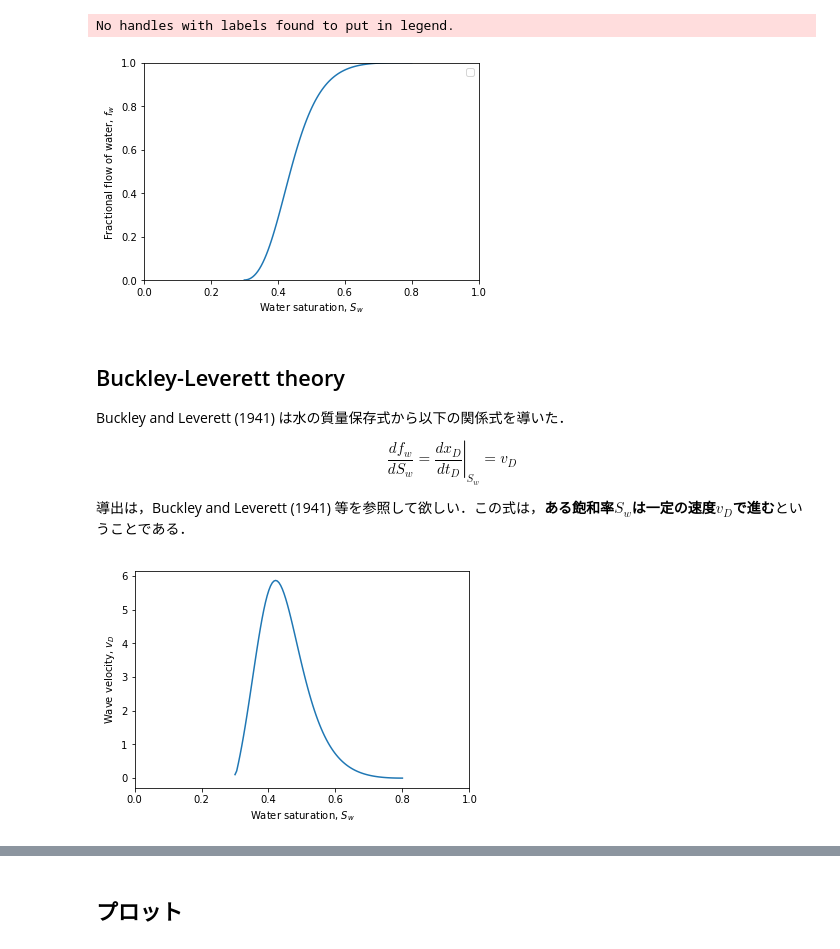
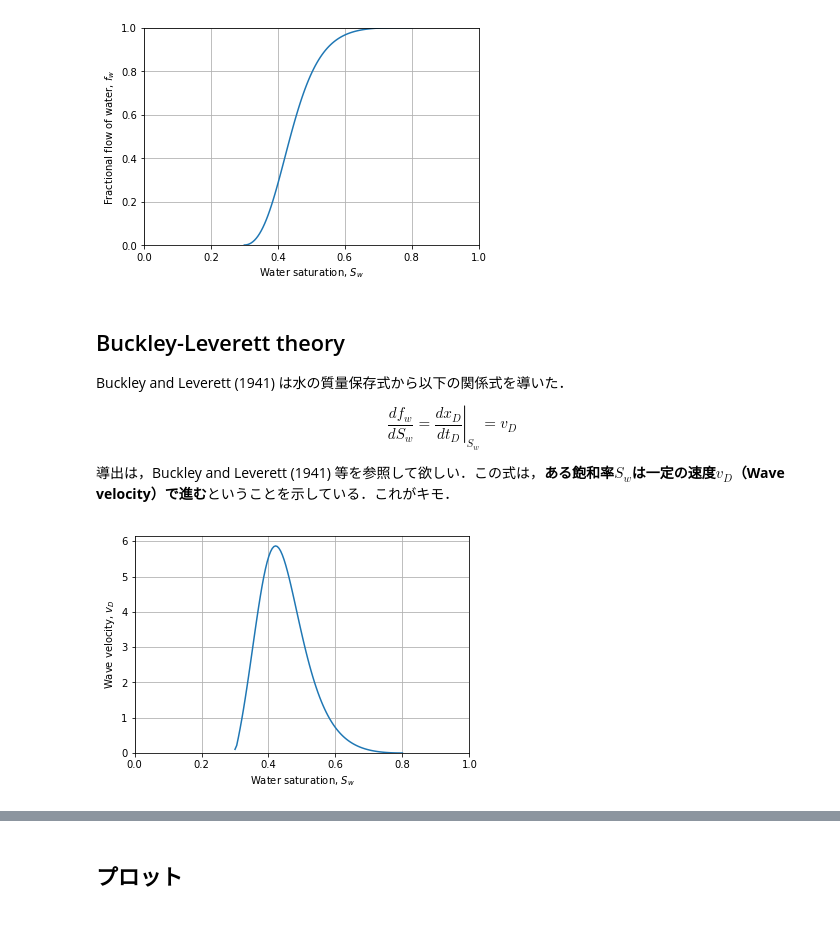
Before and after one commit to mayuneko-re/notebook, a Jupyter notebook: Buckley_Leverett_Basic.ipynb, the cells around one changed output, grey strips where cells are left out. Saved outputs shown, nothing was run; the diff lists cells and outputs as text; code cells hidden in the pictures.

```diff
--- a/Buckley_Leverett_Basic.ipynb
+++ b/Buckley_Leverett_Basic.ipynb
@@ -60,24 +54,24 @@ $$
 # %%
 Swc = 0.3 # Vol/Vol, Connate water saturation
 Sor = 0.2 # Vol/Vol, Residual oil saturation
+krw0 = 0.2 # Water endpoint relative permeability at residual oil saturation
+kro0 = 0.8 # Oil endpoint relative permeability at connate water saturation
+nw = 2 # Exponent for water relative permeability
+no = 3 # Exponent for oil relative permeability
 
-# Saturation
-Sw = np.linspace(start=Swc, stop=1-Sor, num = 100) # Water
-So = 1- Sw # Oil
+# Water saturation and normalized water saturation
+Sw = np.linspace(start=Swc, stop=1-Sor, num = 100)
+Swn = (Sw-Swc) / (1-Swc-Sor)
 
-# Normalized saturation
-Swn = np.linspace(start=0, stop=1, num = 100) # Water
-Son = 1- Swn # Oil
-
-# Relative permeability
+# Relative permeability model
 def relperm(Sn, kr0, n):
     kr = kr0 * Sn ** n
     return kr
 
-krw = relperm(Sn=Swn, kr0=0.2, n=2) # Water
-kro = relperm(Sn=Son, kr0=0.8, n=3) # Oil
+krw = relperm(Sn=Swn, kr0=krw0, n=nw) # Water
+kro = relperm(Sn=1-Swn, kr0=kro0, n=no) # Oil
 
-# Plotting
+# Plot
 plt.plot(Sw, krw, label='Water')
 plt.plot(Sw, kro, label='Oil')
 plt.legend()
@@ -85,5 +79,6 @@ plt.xlabel('Water saturation, $S_w$')
 plt.ylabel('Relative permeability, $k_r$')
 plt.xlim(0, 1)
 plt.ylim(0, 1)
+plt.grid()
 plt.show()
 # %% [output]
@@ -124,19 +110,25 @@ $$
 
 相対浸透率は飽和率のみの関数であるため，粘度が一定だとすると，フラクショナルフロー関数も飽和率のみの関数となる．
 # %%
+# Viscosity
+water_viscosity=0.5 # cP
+oil_viscosity = 10 # cP
+
 # Fractional flow of water
-fw = 1 / (1 + (kro/oil_viscosity) / (krw/water_viscosity))
+# fw = 1 / (1 + (kro/oil_viscosity) / (krw/water_viscosity))
+fw = (krw/water_viscosity) / (krw/water_viscosity + kro/oil_viscosity) # To avoid division by zero
 
+# Plot
 plt.plot(Sw, fw)
-plt.legend()
+# plt.legend()
 plt.xlabel('Water saturation, $S_w$')
 plt.ylabel('Fractional flow of water, $f_w$')
 plt.xlim(0, 1)
 plt.ylim(0, 1)
+plt.grid()
 plt.show()
 # %% [output]
-No handles with labels found to put in legend.
-[figure, old version]
+[figure, new version]
 # %% [markdown]
 ## Buckley-Leverett theory
 
@@ -144,19 +136,20 @@ Buckley and Leverett (1941) は水の質量保存式から以下の関係式を
 
 $$\frac{df_w}{dS_w} = \left. \frac{dx_D}{dt_D} \right|_{S_w} = v_D$$
 
-導出は，Buckley and Leverett (1941) 等を参照して欲しい．この式は，**ある飽和率$S_w$は一定の速度$v_D$で進む**ということである．
+導出は，Buckley and Leverett (1941) 等を参照して欲しい．この式は，**ある飽和率$S_w$は一定の速度$v_D$（Wave velocity）で進む**ということを示している．これがキモ．
 # %%
-# Derivative of fractional flow of water
+# Wave velocity = Derivative of fractional flow of water
 vD = np.gradient(fw, Sw)
 
 # Plot
 plt.plot(Sw, vD)
 # plt.legend()
 plt.xlabel('Water saturation, $S_w$')
 plt.ylabel('Wave velocity, $v_D$')
 plt.xlim(0, 1)
-# plt.ylim(0,)
+plt.ylim(0,)
+plt.grid()
 plt.show()
 # %% [output]
-[figure, old version]
+[figure, new version]
 # %% [markdown]
```
Also changed, not shown: parts of 18 cells of this notebook.
